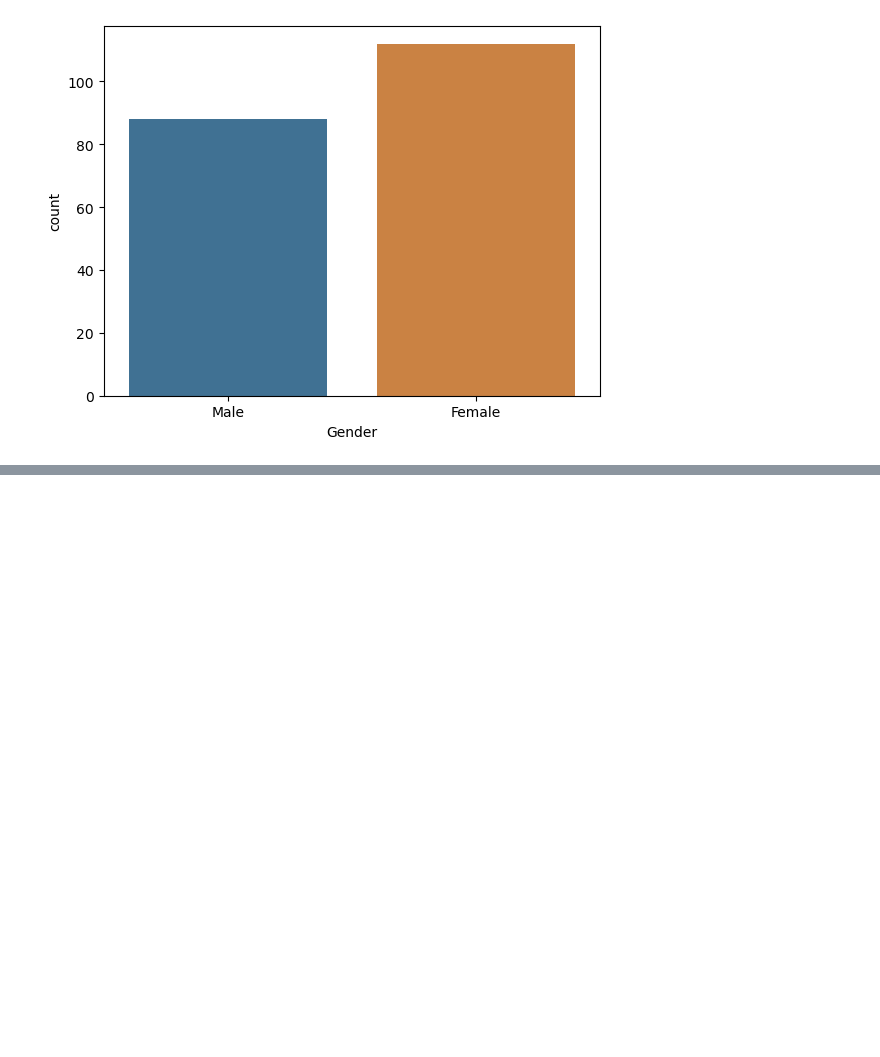
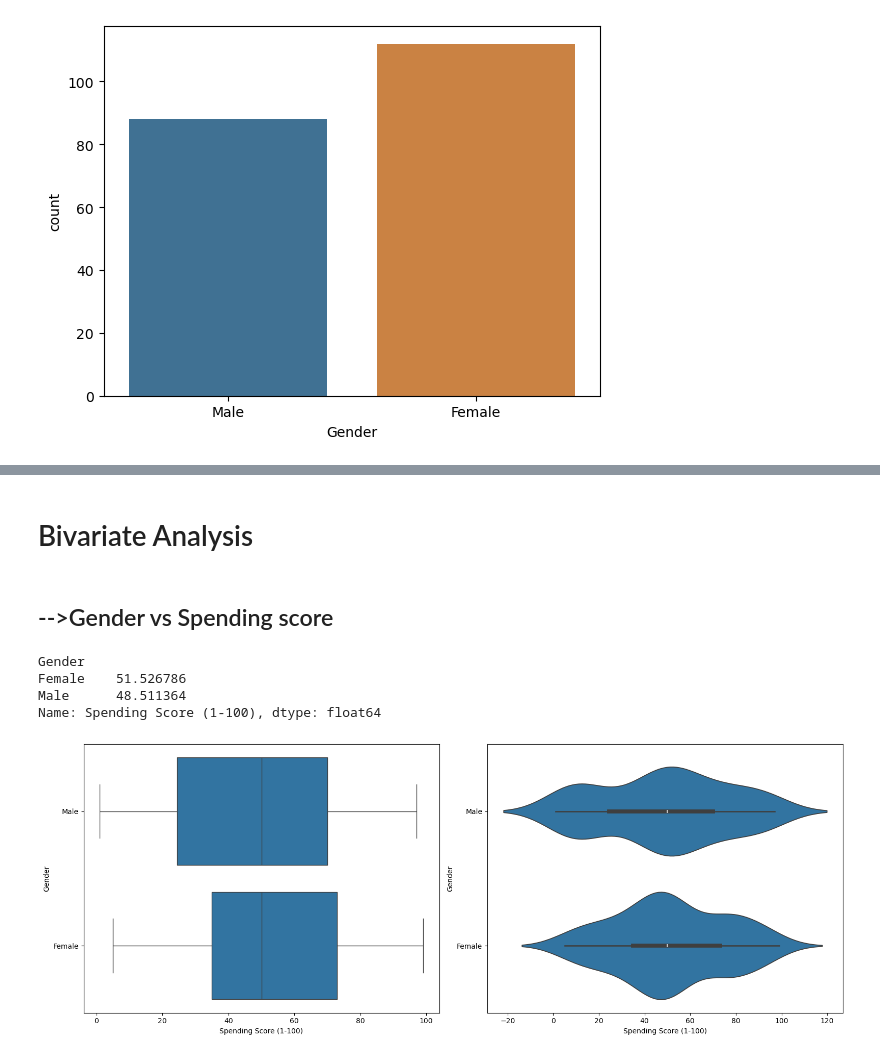
Before and after one commit to Nitin68BFH/mall_customers_eda, a Jupyter notebook: Untitled.ipynb, the cells around one changed output, grey strips where cells are left out. Saved outputs shown, nothing was run; the diff lists cells and outputs as text; code cells hidden in the pictures; blank space fills up the shorter version.

```diff
--- a/Untitled.ipynb
+++ b/Untitled.ipynb
@@ -95,0 +156,19 @@ df.sample(5)
+# %% [markdown]
+# Bivariate Analysis
+# %% [markdown]
+## -->Gender vs Spending score
+# %%
+plt.figure(figsize = [16,6])
+plt.subplot(1,2,1)
+sns.boxplot(data = df , y = "Gender" , x = "Spending Score (1-100)")
+
+plt.subplot(1,2,2)
+sns.violinplot(data = df , y = "Gender" , x = "Spending Score (1-100)")
+plt.tight_layout()
+print(df.groupby("Gender")["Spending Score (1-100)"].mean())
+# %% [output]
+Gender
+Female    51.526786
+Male      48.511364
+Name: Spending Score (1-100), dtype: float64
+[figure, added]
```
Also changed, not shown: parts of 24 cells of this notebook, 1 other file.
